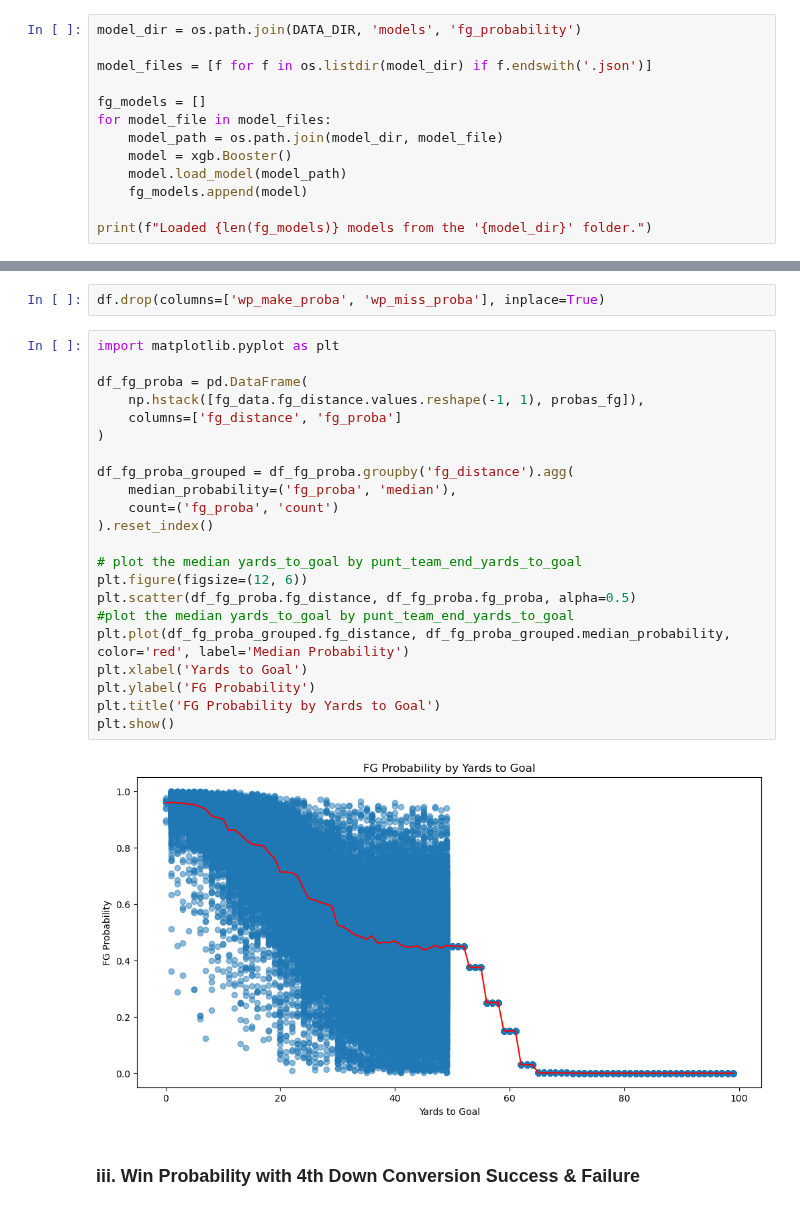
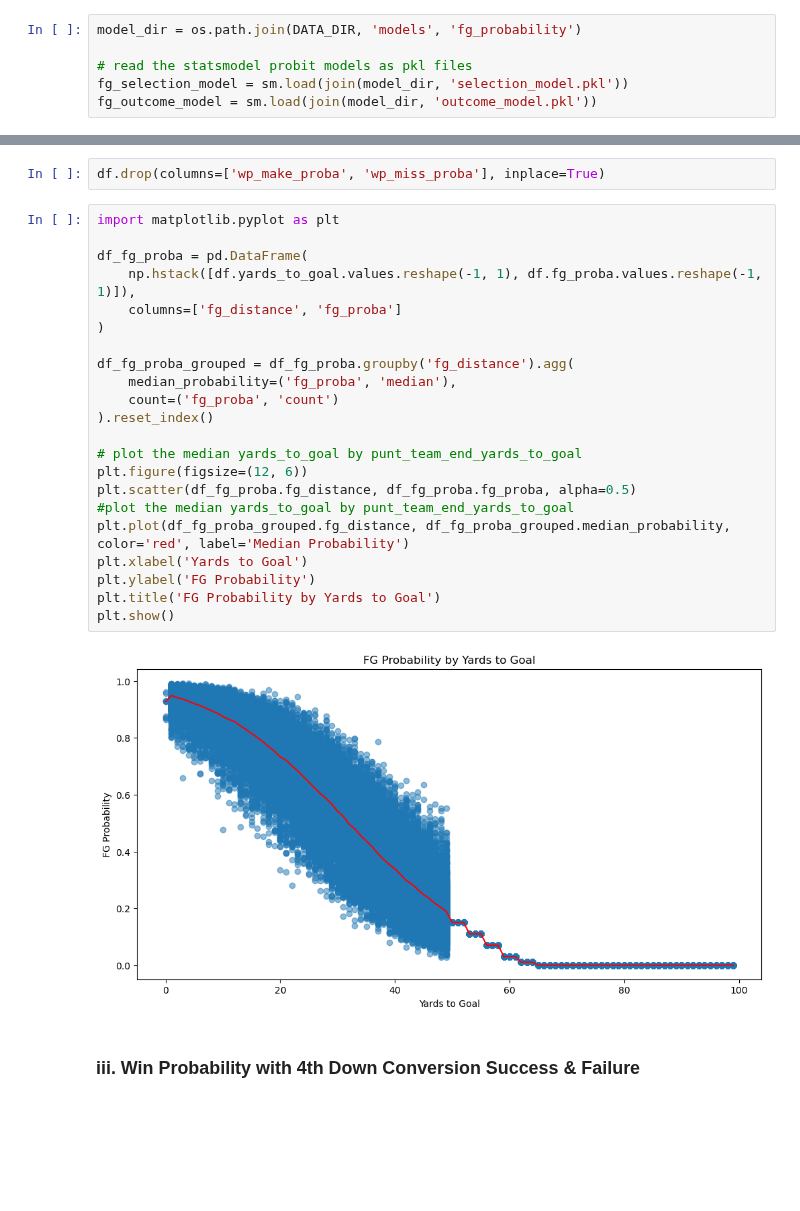
Before and after one commit to lneuendorf/4th-down-models, a Jupyter notebook: notebooks/generate_predictions.ipynb, the cells around one changed output, grey strips where cells are left out. Saved outputs shown, nothing was run; the diff lists cells and outputs as text; blank space fills up the shorter version.

```diff
--- a/notebooks/generate_predictions.ipynb
+++ b/notebooks/generate_predictions.ipynb
@@ -536,13 +529,6 @@ df.head()
 # %%
 model_dir = os.path.join(DATA_DIR, 'models', 'fg_probability')
 
-model_files = [f for f in os.listdir(model_dir) if f.endswith('.json')]
-
-fg_models = []
-for model_file in model_files:
-    model_path = os.path.join(model_dir, model_file)
-    model = xgb.Booster()
-    model.load_model(model_path)
-    fg_models.append(model)
-
-print(f"Loaded {len(fg_models)} models from the '{model_dir}' folder.")
+# read the statsmodel probit models as pkl files
+fg_selection_model = sm.load(join(model_dir, 'selection_model.pkl'))
+fg_outcome_model = sm.load(join(model_dir, 'outcome_model.pkl'))
@@ -774,27 +761,27 @@ df.drop(columns=['wp_make_proba', 'wp_miss_proba'], inplace=True)
 # %%
 import matplotlib.pyplot as plt
 
 df_fg_proba = pd.DataFrame(
-    np.hstack([fg_data.fg_distance.values.reshape(-1, 1), probas_fg]),
+    np.hstack([df.yards_to_goal.values.reshape(-1, 1), df.fg_proba.values.reshape(-1, 1)]),
     columns=['fg_distance', 'fg_proba']
 )
 
 df_fg_proba_grouped = df_fg_proba.groupby('fg_distance').agg(
     median_probability=('fg_proba', 'median'),
     count=('fg_proba', 'count')
 ).reset_index()
 
 # plot the median yards_to_goal by punt_team_end_yards_to_goal
 plt.figure(figsize=(12, 6))
 plt.scatter(df_fg_proba.fg_distance, df_fg_proba.fg_proba, alpha=0.5)
 #plot the median yards_to_goal by punt_team_end_yards_to_goal
 plt.plot(df_fg_proba_grouped.fg_distance, df_fg_proba_grouped.median_probability, color='red', label='Median Probability')
 plt.xlabel('Yards to Goal')
 plt.ylabel('FG Probability')
 plt.title('FG Probability by Yards to Goal')
 plt.show()
 # %% [output]
-[figure, old version]
+[figure, new version]
 # %% [markdown]
 ### iii. Win Probability with 4th Down Conversion Success & Failure
 # %%
```
Also changed, not shown: parts of 19 cells of this notebook.
